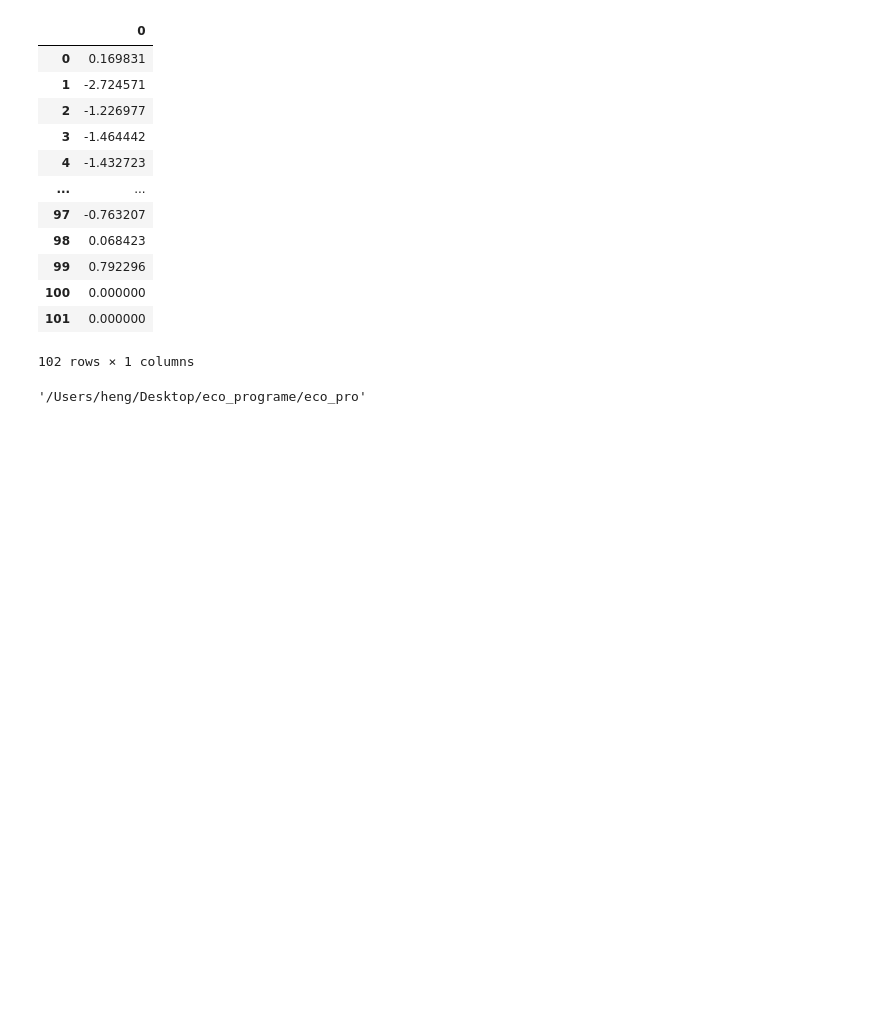
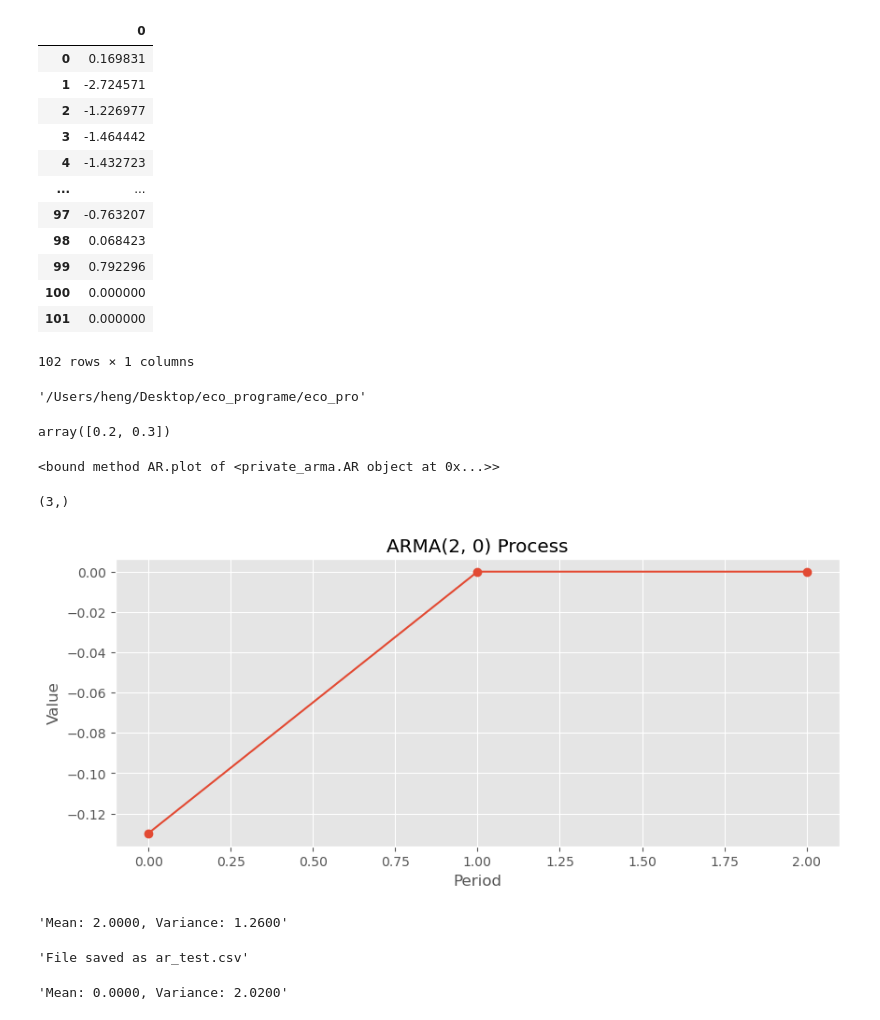
Before and after one commit to chengpeter88/eco_pro, a Jupyter notebook: final_project.ipynb, the cells around one changed output. Drawn from its saved outputs; the diff is of its cells as text; code cells hidden in the pictures; blank space fills up the shorter version.

```diff
--- a/final_project.ipynb
+++ b/final_project.ipynb
@@ -826,3 +826,36 @@ import os
 os.getcwd()
 # %% [output]
 '/Users/heng/Desktop/eco_programe/eco_pro'
+# %%
+from private_arma import AR
+ar=AR(p=2,  phi=[0.2,0.3], c=1.0, mu=0.0, sigma=1.0)
+# %%
+ar.phi
+# %% [output]
+array([0.2, 0.3])
+# %%
+ar.plot
+# %% [output]
+<bound method AR.plot of <private_arma.AR object at 0x...>>
+# %%
+ar.simulate(1)
+ar.memory.shape
+# %% [output]
+(3,)
+# %%
+ar.plot()
+# %% [output]
+[figure, added]
+# %%
+ar.statistics()
+# %% [output]
+'Mean: 2.0000, Variance: 1.2600'
+# %%
+ar.save('ar_test.csv')
+# %% [output]
+'File saved as ar_test.csv'
+# %%
+from private_arma import ARMA
+ARMA(p=2, q=2, phi=[0.5, -0.3], theta=[0.5, -0.3], c=0, mu=0, sigma=1)._statistics()
+# %% [output]
+'Mean: 0.0000, Variance: 2.0200'
```
Also changed, not shown: parts of 2 cells of this notebook, 3 other files.
